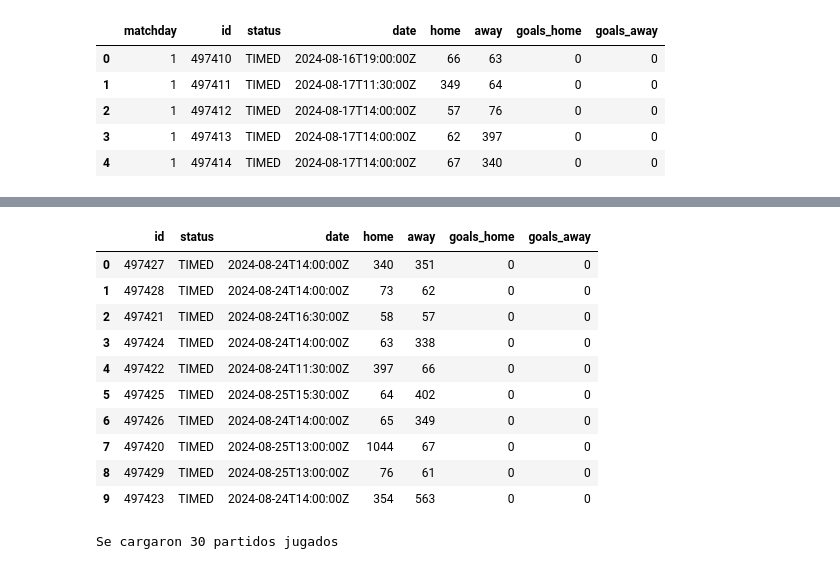
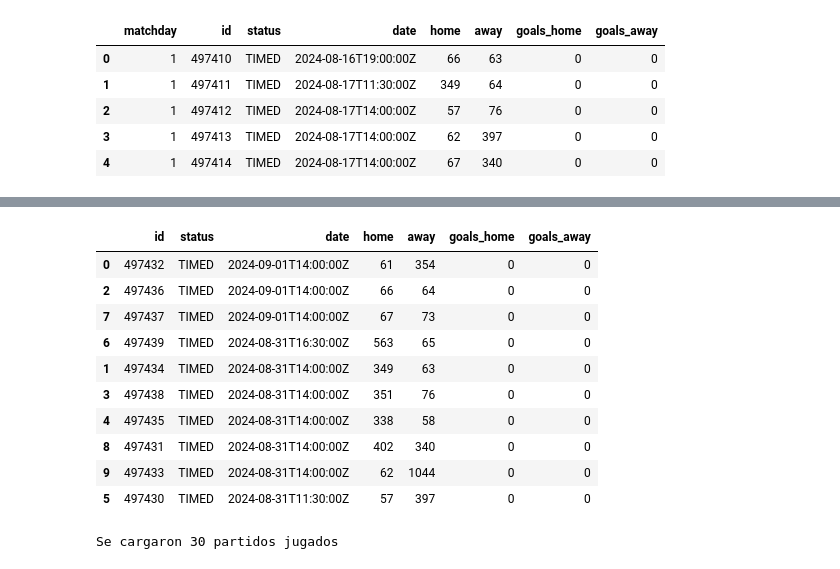
Before and after one commit to RaphaelNicaise/DataEngineering_PremierLeague, a Jupyter notebook: Extraccion_datos_football_data.ipynb, the cells around one changed output, grey strips where cells are left out. Cells and saved outputs as stored; diff of their text form; code cells hidden in the pictures.

```diff
--- a/Extraccion_datos_football_data.ipynb
+++ b/Extraccion_datos_football_data.ipynb
@@ -391,25 +400,25 @@ new_data_pa = pa.Table.from_pandas(played_matches_df)
 # %%
 # Aca podes ver los partidos jugados en la fecha que se indique
-matchday = 2 # para ejemplo
+matchday = 3 # para ejemplo
 try:
     ls = os.listdir(f"data_lake/played_matches/matchday={matchday}/")
     df = pd.read_parquet(f"data_lake/played_matches/matchday={matchday}/{ls[-1]}") # Muestra el ultimo parquet
 except FileNotFoundError:
     print("No se encontro el directorio")
 
-df
+df.sort_values(by='date',ascending=False)
 # %% [output]
 |  | id | status | date | home | away | goals_home | goals_away |
-| 0 | 497427 | TIMED | 2024-08-24T14:00:00Z | 340 | 351 | 0 | 0 |
-| 1 | 497428 | TIMED | 2024-08-24T14:00:00Z | 73 | 62 | 0 | 0 |
-| 2 | 497421 | TIMED | 2024-08-24T16:30:00Z | 58 | 57 | 0 | 0 |
-| 3 | 497424 | TIMED | 2024-08-24T14:00:00Z | 63 | 338 | 0 | 0 |
-| 4 | 497422 | TIMED | 2024-08-24T11:30:00Z | 397 | 66 | 0 | 0 |
-| 5 | 497425 | TIMED | 2024-08-25T15:30:00Z | 64 | 402 | 0 | 0 |
-| 6 | 497426 | TIMED | 2024-08-24T14:00:00Z | 65 | 349 | 0 | 0 |
-| 7 | 497420 | TIMED | 2024-08-25T13:00:00Z | 1044 | 67 | 0 | 0 |
-| 8 | 497429 | TIMED | 2024-08-25T13:00:00Z | 76 | 61 | 0 | 0 |
-| 9 | 497423 | TIMED | 2024-08-24T14:00:00Z | 354 | 563 | 0 | 0 |
+| 0 | 497432 | TIMED | 2024-09-01T14:00:00Z | 61 | 354 | 0 | 0 |
+| 2 | 497436 | TIMED | 2024-09-01T14:00:00Z | 66 | 64 | 0 | 0 |
+| 7 | 497437 | TIMED | 2024-09-01T14:00:00Z | 67 | 73 | 0 | 0 |
+| 6 | 497439 | TIMED | 2024-08-31T16:30:00Z | 563 | 65 | 0 | 0 |
+| 1 | 497434 | TIMED | 2024-08-31T14:00:00Z | 349 | 63 | 0 | 0 |
+| 3 | 497438 | TIMED | 2024-08-31T14:00:00Z | 351 | 76 | 0 | 0 |
+| 4 | 497435 | TIMED | 2024-08-31T14:00:00Z | 338 | 58 | 0 | 0 |
+| 8 | 497431 | TIMED | 2024-08-31T14:00:00Z | 402 | 340 | 0 | 0 |
+| 9 | 497433 | TIMED | 2024-08-31T14:00:00Z | 62 | 1044 | 0 | 0 |
+| 5 | 497430 | TIMED | 2024-08-31T11:30:00Z | 57 | 397 | 0 | 0 |
 # %%
 df = pd.read_parquet(f"data_lake/played_matches")
 df.head(10)
```
Also changed, not shown: parts of 17 cells of this notebook.
